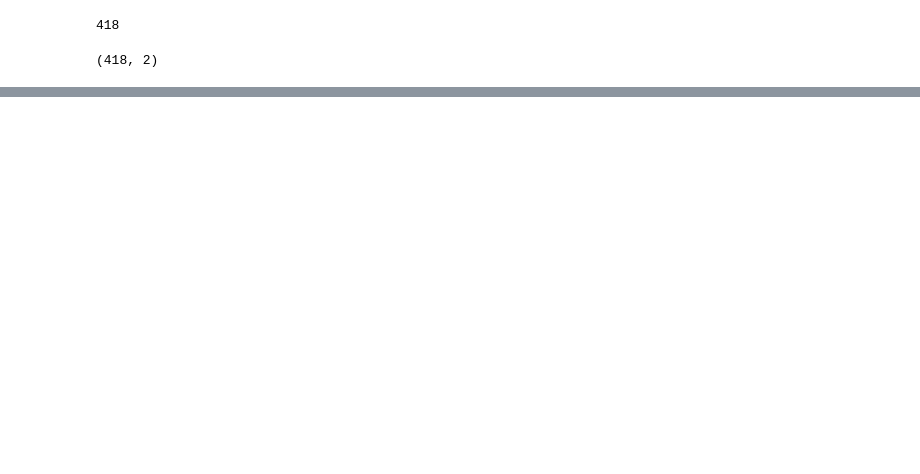
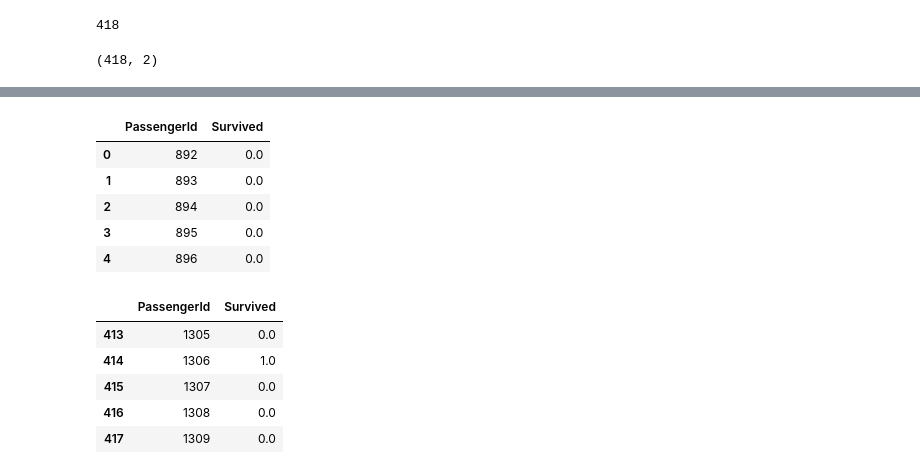
Before and after one commit to KJMAN678/xfeat, a Jupyter notebook: titanic_xfeat.ipynb, the cells around one changed output, grey strips where cells are left out. Saved outputs shown, nothing was run; the diff lists cells and outputs as text; code cells hidden in the pictures; blank space fills up the shorter version.

```diff
--- a/titanic_xfeat.ipynb
+++ b/titanic_xfeat.ipynb
@@ -577,2 +633,22 @@ gs.head()
+# %%
+# 0.6以上の場合は 1、0.6未満の場合は 0 に置換
+gs["Survived"].mask(gs["Survived"] >= 0.6, 1, inplace=True)
+gs["Survived"].mask(gs["Survived"] < 0.6, 0, inplace=True)
+# %%
+display(gs.head())
+display(gs.tail())
+# %% [output]
+|  | PassengerId | Survived |
+| 0 | 892 | 0.0 |
+| 1 | 893 | 0.0 |
+| 2 | 894 | 0.0 |
+| 3 | 895 | 0.0 |
+| 4 | 896 | 0.0 |
+|  | PassengerId | Survived |
+| 413 | 1305 | 0.0 |
+| 414 | 1306 | 1.0 |
+| 415 | 1307 | 0.0 |
+| 416 | 1308 | 0.0 |
+| 417 | 1309 | 0.0 |
 # %%
 # csvへの出力
```
Also changed, not shown: parts of 20 cells of this notebook.
